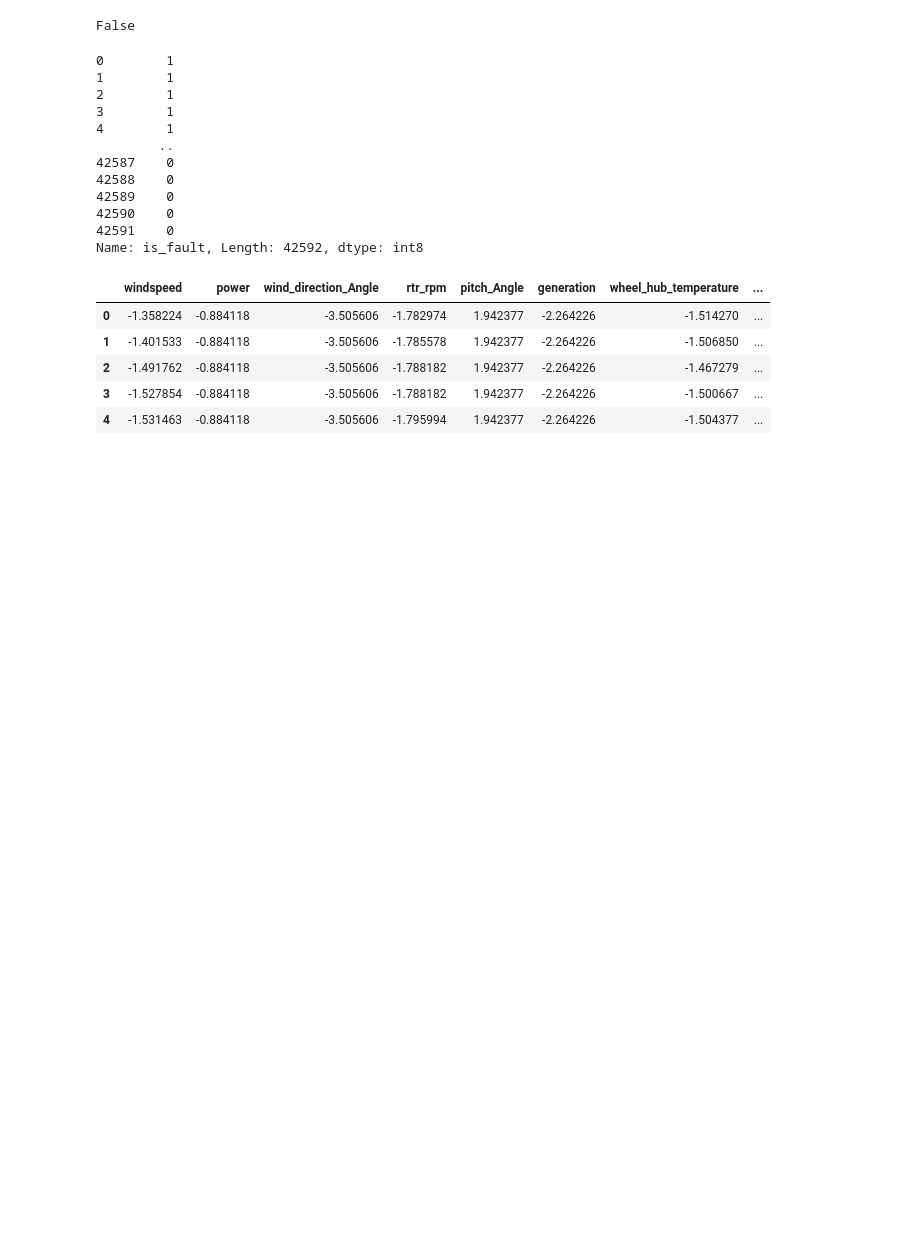
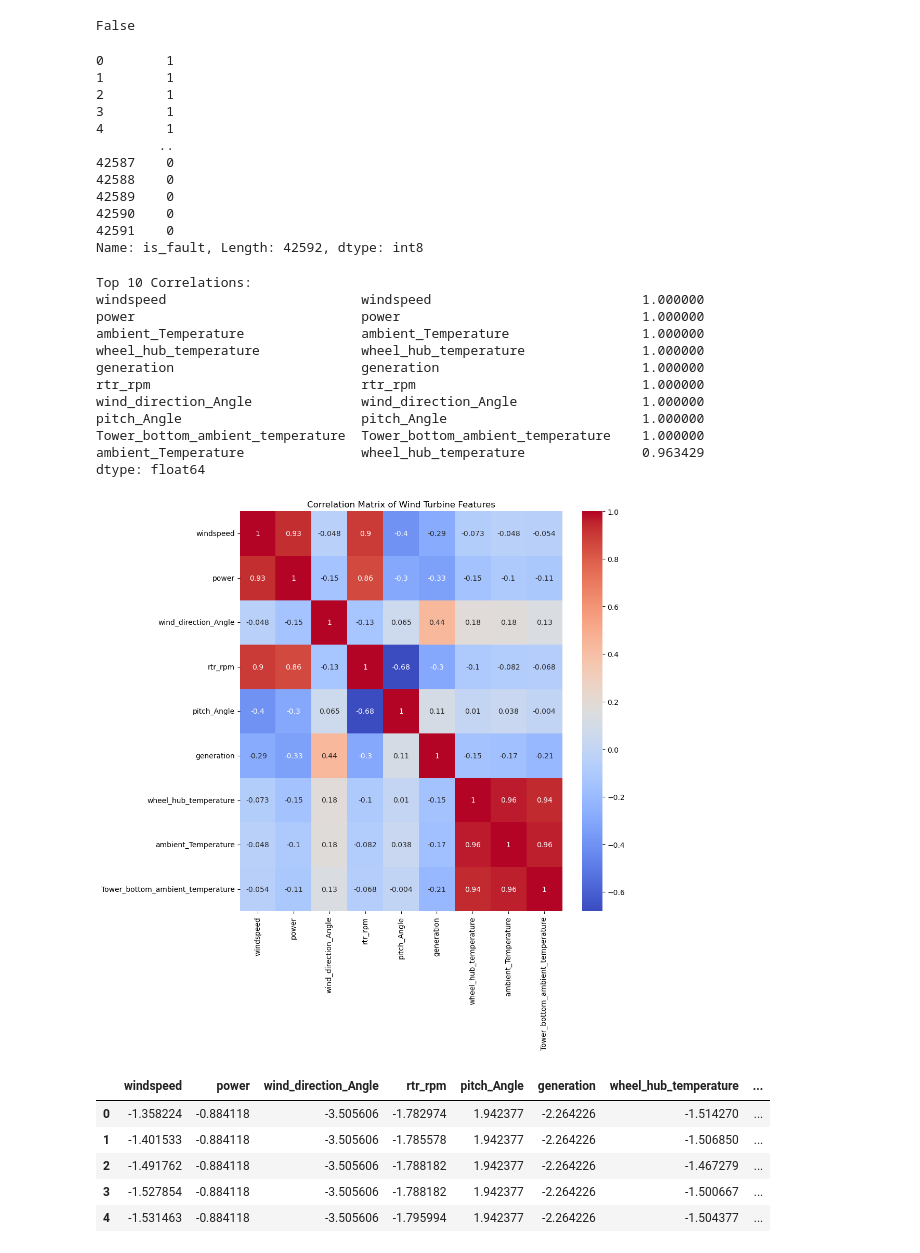
Before and after one commit to TejasPosupo/Data_Science, a Jupyter notebook: wind turbine fault detection/Wind_Turbine_FaultDetection.ipynb, the cells around one changed output. Saved outputs shown, nothing was run; the diff lists cells and outputs as text; code cells hidden in the pictures; blank space fills up the shorter version.

```diff
--- a/wind turbine fault detection/Wind_Turbine_FaultDetection.ipynb
+++ b/wind turbine fault detection/Wind_Turbine_FaultDetection.ipynb
@@ -354,4 +376,35 @@ False
 42590    0
 42591    0
 Name: is_fault, Length: 42592, dtype: int8
+# %%
+# Calculate the correlation matrix
+corr_matrix = x.corr()
+# %%
+# Rank the correlation coefficients
+ranked_corr_matrix = corr_matrix.stack().sort_values(ascending=False)
+
+# Print the top 10 correlations
+print("Top 10 Correlations:")
+print(ranked_corr_matrix.head(10))
+
+# Plot the correlation matrix
+import seaborn as sns
+plt.figure(figsize=(10, 10))
+sns.heatmap(corr_matrix, annot=True, cmap='coolwarm')
+plt.title('Correlation Matrix of Wind Turbine Features')
+plt.show()
+# %% [output]
+Top 10 Correlations:
+windspeed                         windspeed                           1.000000
+power                             power                               1.000000
+ambient_Temperature               ambient_Temperature                 1.000000
+wheel_hub_temperature             wheel_hub_temperature               1.000000
+generation                        generation                          1.000000
+rtr_rpm                           rtr_rpm                             1.000000
+wind_direction_Angle              wind_direction_Angle                1.000000
+pitch_Angle                       pitch_Angle                         1.000000
+Tower_bottom_ambient_temperature  Tower_bottom_ambient_temperature    1.000000
+ambient_Temperature               wheel_hub_temperature               0.963429
+dtype: float64
+[figure, added]
 # %%
```
Also changed, not shown: parts of 5 cells of this notebook, 20 other files.
